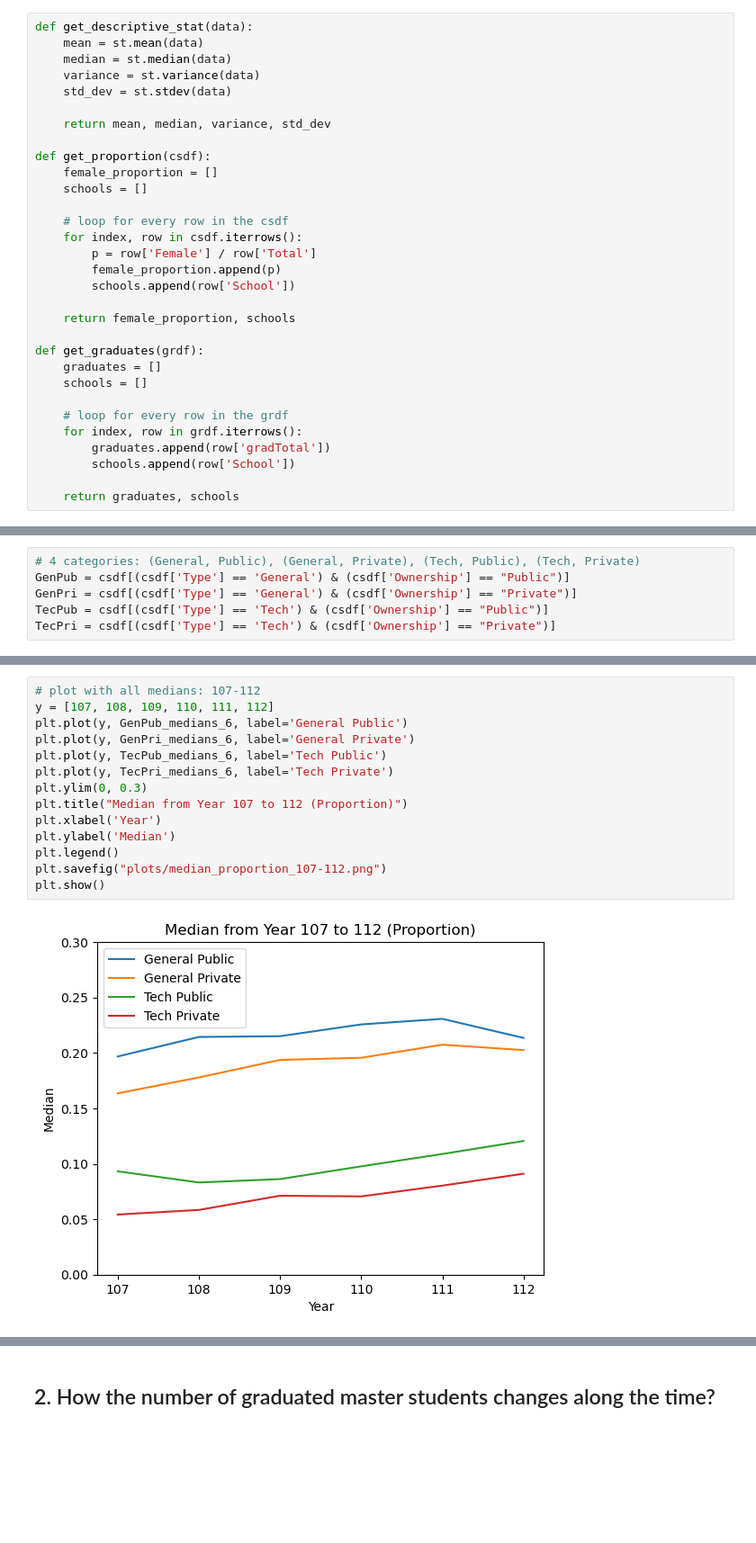
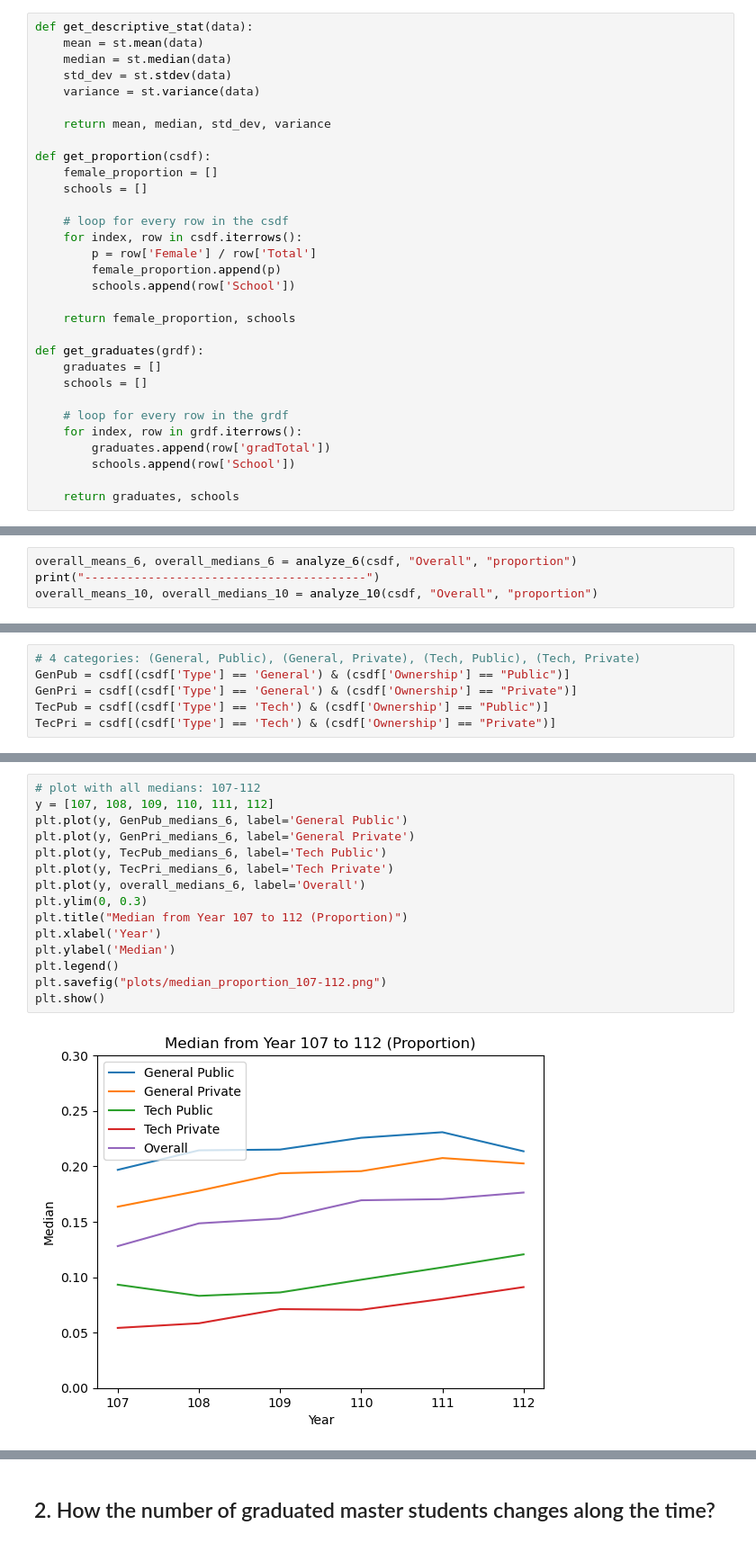
Before and after one commit to YiHsiu7893/Statistics_Final, a Jupyter notebook: Descriptive.ipynb, the cells around one changed output, grey strips where cells are left out. Shown at 90% size. Drawn from its saved outputs; the diff is of its cells as text; blank space fills up the shorter version.

```diff
--- a/Descriptive.ipynb
+++ b/Descriptive.ipynb
@@ -8,10 +8,10 @@ import statistics as st
 def get_descriptive_stat(data):
     mean = st.mean(data)
     median = st.median(data)
+    std_dev = st.stdev(data)
     variance = st.variance(data)
-    std_dev = st.stdev(data)
 
-    return mean, median, variance, std_dev
+    return mean, median, std_dev, variance
 
 def get_proportion(csdf):
     female_proportion = []
@@ -168,3 +168,7 @@ min    103.000000     1.000000    1.000000    0.000000
 75%    110.000000   459.000000  388.500000   72.750000
 max    112.000000  1043.000000  828.000000  247.000000
 Total number of row:  662
+# %%
+overall_means_6, overall_medians_6 = analyze_6(csdf, "Overall", "proportion")
+print("----------------------------------------")
+overall_means_10, overall_medians_10 = analyze_10(csdf, "Overall", "proportion")
@@ -285,19 +305,20 @@ plt.show()
 # %%
 # plot with all medians: 107-112
 y = [107, 108, 109, 110, 111, 112]
 plt.plot(y, GenPub_medians_6, label='General Public')
 plt.plot(y, GenPri_medians_6, label='General Private')
 plt.plot(y, TecPub_medians_6, label='Tech Public')
 plt.plot(y, TecPri_medians_6, label='Tech Private')
+plt.plot(y, overall_medians_6, label='Overall')
 plt.ylim(0, 0.3)
 plt.title("Median from Year 107 to 112 (Proportion)")
 plt.xlabel('Year')
 plt.ylabel('Median')
 plt.legend()
 plt.savefig("plots/median_proportion_107-112.png")
 plt.show()
 # %% [output]
-[figure, old version]
+[figure, new version]
 # %%
 # plot with all medians: 103-112
 y = [103, 104, 105, 106, 107, 108, 109, 110, 111, 112]
```
Also changed, not shown: parts of 17 cells of this notebook, 14 other files.
